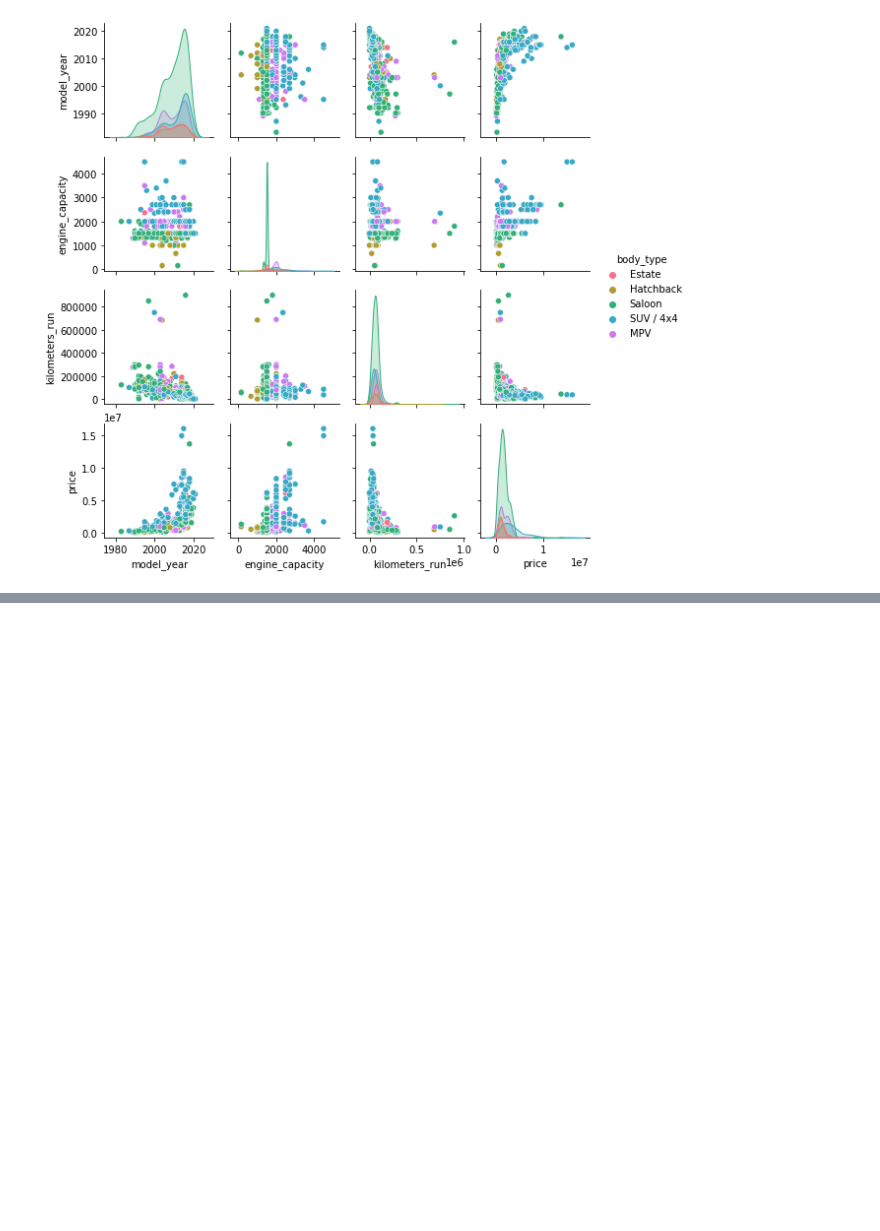
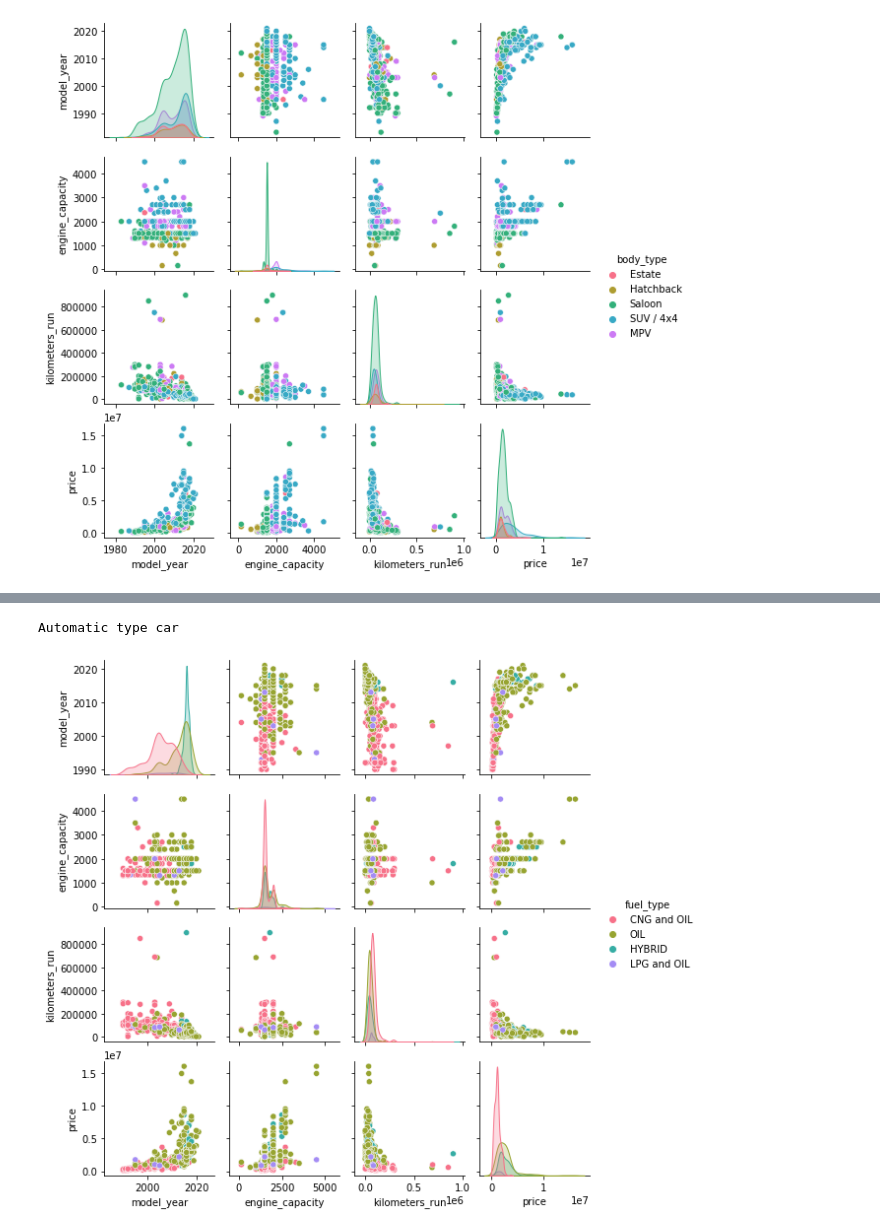
Before and after one commit to s-da-sailor/price-prediction-preowned-cars, a Jupyter notebook: Price Prediction.ipynb, the cells around one changed output, grey strips where cells are left out. Saved outputs shown, nothing was run; the diff lists cells and outputs as text; code cells hidden in the pictures; blank space fills up the shorter version.

```diff
--- a/Price Prediction.ipynb
+++ b/Price Prediction.ipynb
@@ -370,0 +394,7 @@ plt.show()
+# %%
+print('Automatic type car')
+sns.pairplot(automatic , hue = 'fuel_type', hue_order = hue_order_fuel_type , diag_kind = "kde" , kind = "scatter" , palette = "husl" , height=2)
+plt.show()
+# %% [output]
+Automatic type car
+[figure, added]
```
Also changed, not shown: parts of 26 cells of this notebook.
